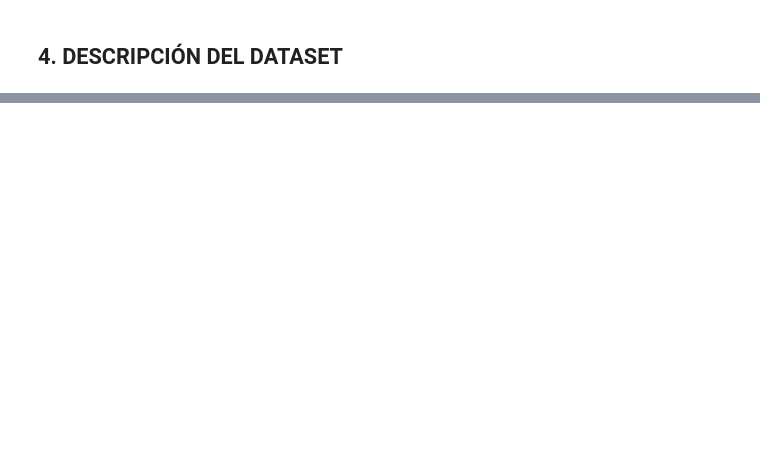
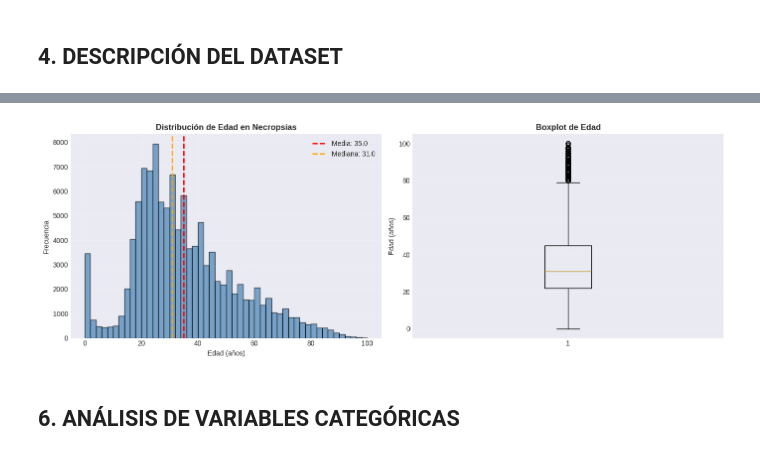
Before and after one commit to JPLopez23/P1-DA, a Jupyter notebook: analisis.ipynb, the cells around one changed output, grey strips where cells are left out. Drawn from its saved outputs; the diff is of its cells as text; code cells hidden in the pictures; blank space fills up the shorter version.

Commit message:
update: analisis de variables y correlaciones

```diff
--- a/analisis.ipynb
+++ b/analisis.ipynb
@@ -160,0 +293,27 @@ df_limpio.describe().to_csv('resultados/estadisticas_descriptivas.csv')
+# %%
+# Histograma de edad
+fig, axes = plt.subplots(1, 2, figsize=(14, 5))
+
+# Histograma
+axes[0].hist(edad_valida, bins=50, edgecolor='black', alpha=0.7, color='steelblue')
+axes[0].axvline(edad_valida.mean(), color='red', linestyle='--', linewidth=2, label=f'Media: {edad_valida.mean():.1f}')
+axes[0].axvline(edad_valida.median(), color='orange', linestyle='--', linewidth=2, label=f'Mediana: {edad_valida.median():.1f}')
+axes[0].set_xlabel('Edad (años)')
+axes[0].set_ylabel('Frecuencia')
+axes[0].set_title('Distribución de Edad en Necropsias', fontweight='bold')
+axes[0].legend()
+axes[0].grid(True, alpha=0.3)
+
+# Boxplot
+axes[1].boxplot(edad_valida, vert=True)
+axes[1].set_ylabel('Edad (años)')
+axes[1].set_title('Boxplot de Edad', fontweight='bold')
+axes[1].grid(True, alpha=0.3)
+
+plt.tight_layout()
+plt.savefig('graficos/edad_distribucion.png', dpi=300, bbox_inches='tight')
+plt.show()
+# %% [output]
+[figure, added]
+# %% [markdown]
+## 6. ANÁLISIS DE VARIABLES CATEGÓRICAS
```
Also changed, not shown: parts of 14 cells of this notebook, 6 other files.
